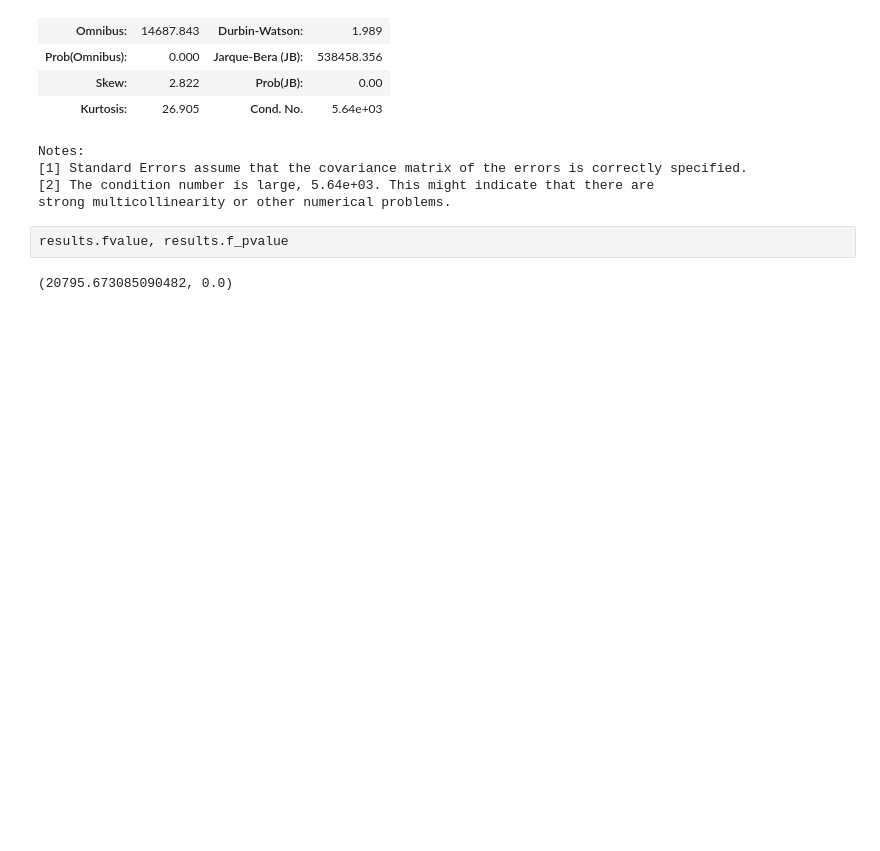
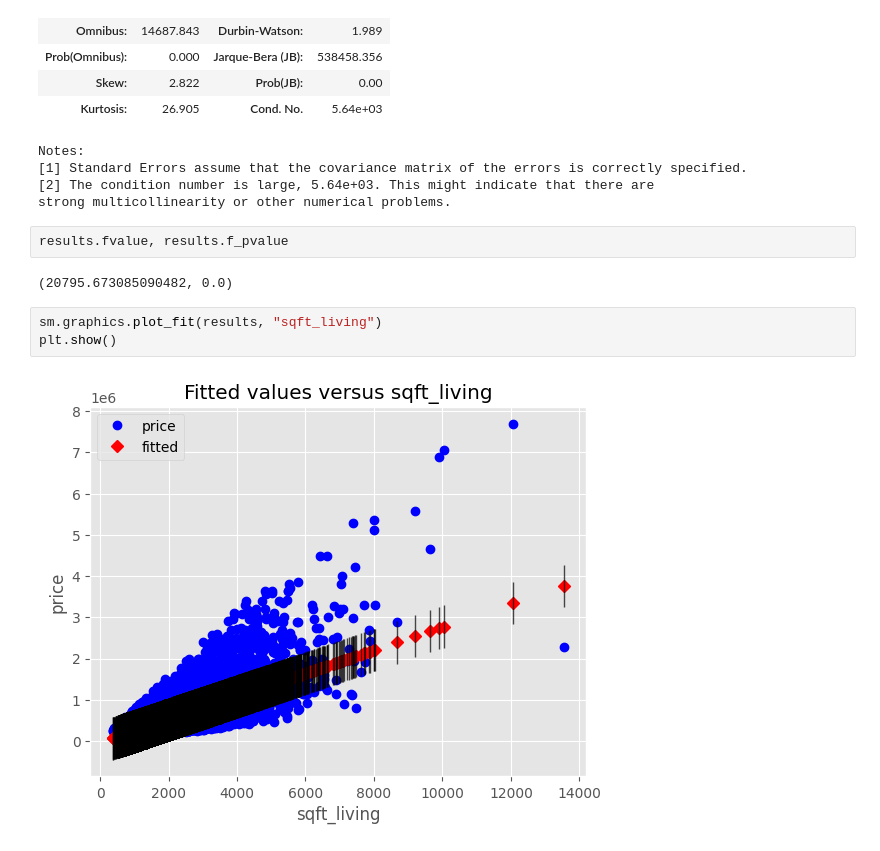
Before and after one commit to Zircornn-Black/Group3, a Jupyter notebook: EDA.ipynb, the cells around one changed output. Cells and saved outputs as stored; diff of their text form; blank space fills up the shorter version.

```diff
--- a/EDA.ipynb
+++ b/EDA.ipynb
@@ -729,3 +729,8 @@ strong multicollinearity or other numerical problems.
 results.fvalue, results.f_pvalue
 # %% [output]
 (20795.673085090482, 0.0)
+# %%
+sm.graphics.plot_fit(results, "sqft_living")
+plt.show()
+# %% [output]
+[figure, added]
```
